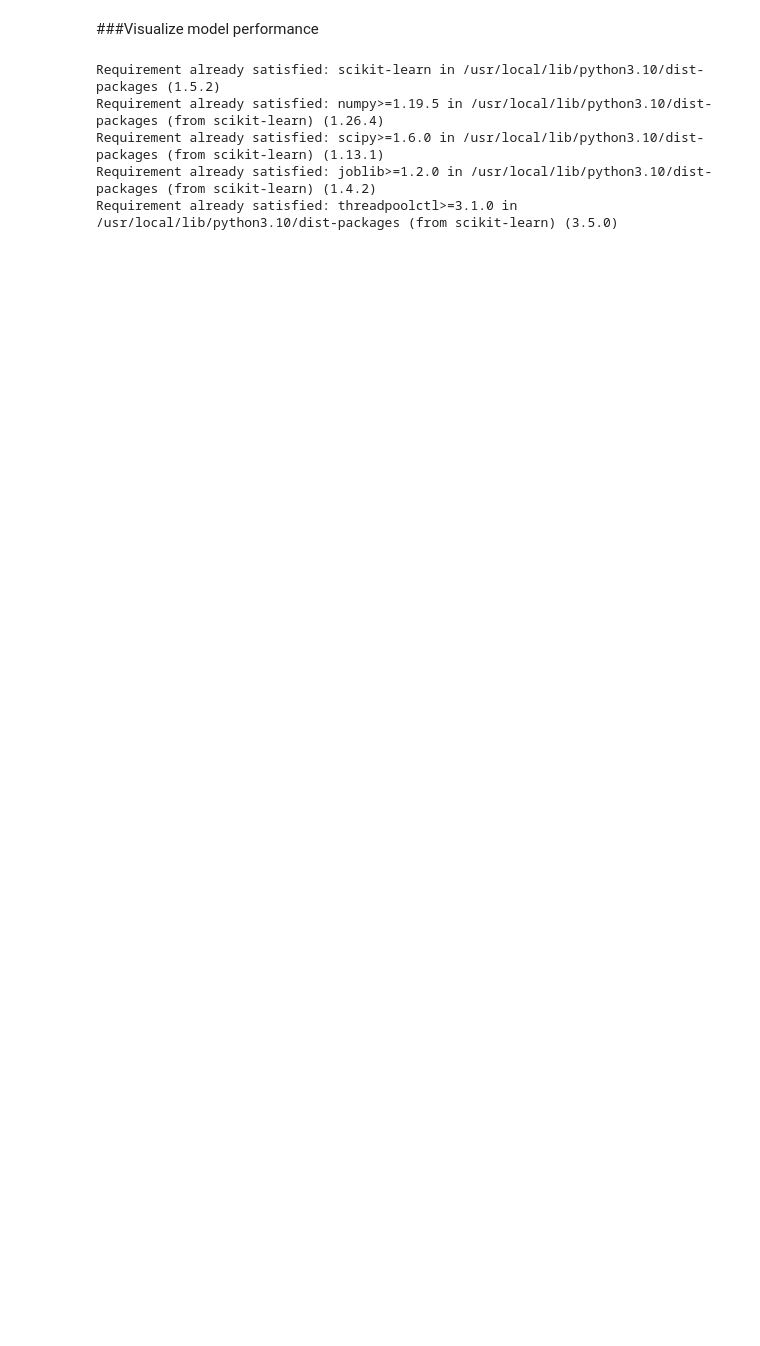
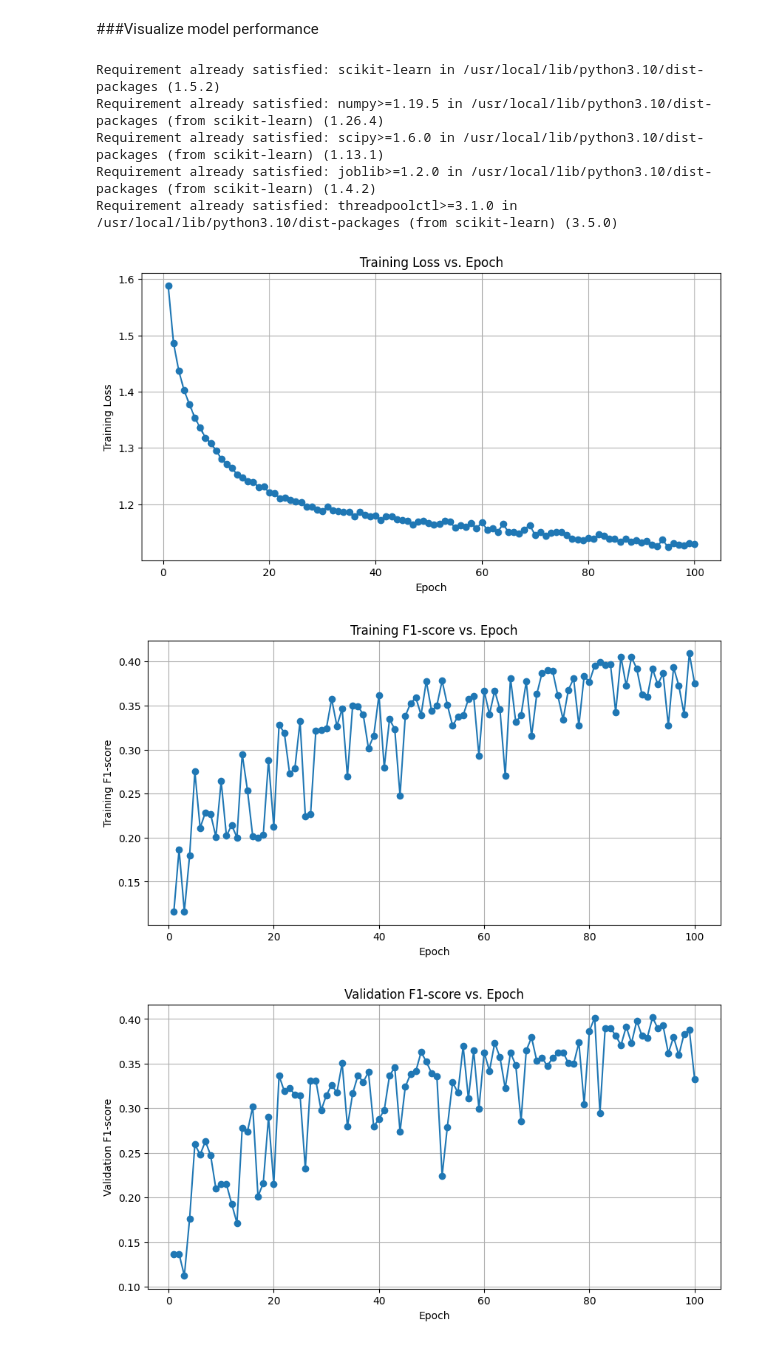
Before and after one commit to guillaumetougas/sbl_hyperspectral_ai, a Jupyter notebook: 02_scripts/sbl_hyperspec_1D_CNN.ipynb, the cells around one changed output. Cells and saved outputs as stored; diff of their text form; code cells hidden in the pictures; blank space fills up the shorter version.

Commit message:
Adding graphs and focal loss function for class imbalance

```diff
--- a/02_scripts/sbl_hyperspec_1D_CNN.ipynb
+++ b/02_scripts/sbl_hyperspec_1D_CNN.ipynb
@@ -173,9 +208,18 @@ num_classes = len(torch.unique(y_train))  # Number of unique labels
 X_train = X_train.T
 X_val = X_val.T
 
+# Reshape X_train before the loop
+X_train_reshaped = X_train.T[:, :, None]  # add extra dimension to have a 3D tensor
+
+# Create train_dataset and train_loader outside the loop
+train_dataset = torch.utils.data.TensorDataset(X_train_reshaped, y_train)
+batch_size = 32
+train_loader = torch.utils.data.DataLoader(train_dataset, batch_size=batch_size, shuffle=True)
+
+
 # Initialize the model, loss function, and optimizer
 model = HyperspectralCNN(input_channels, num_classes)
-criterion = nn.CrossEntropyLoss()
+criterion = FocalLoss(gamma=2)
 optimizer = optim.Adam(model.parameters(), lr=0.001)
 # %% [markdown]
 ###Train the model
@@ -276,6 +346,37 @@ Requirement already satisfied: numpy>=1.19.5 in /usr/local/lib/python3.10/dist-p
 Requirement already satisfied: scipy>=1.6.0 in /usr/local/lib/python3.10/dist-packages (from scikit-learn) (1.13.1)
 Requirement already satisfied: joblib>=1.2.0 in /usr/local/lib/python3.10/dist-packages (from scikit-learn) (1.4.2)
 Requirement already satisfied: threadpoolctl>=3.1.0 in /usr/local/lib/python3.10/dist-packages (from scikit-learn) (3.5.0)
+# %%
+# Plotting Loss vs. Epoch
+plt.figure(figsize=(10, 5))
+plt.plot(range(1, num_epochs + 1), epoch_losses, marker='o') # x-axis: epoch number (1 to num_epochs), y-axis: epoch_losses
+plt.xlabel('Epoch')
+plt.ylabel('Training Loss')
+plt.title('Training Loss vs. Epoch')
+plt.grid(True)
+plt.show()
+
+# Plotting Training F1-score vs. Epoch
+plt.figure(figsize=(10, 5))
+plt.plot(range(1, num_epochs + 1), train_f1_scores, marker='o')
+plt.xlabel('Epoch')
+plt.ylabel('Training F1-score')
+plt.title('Training F1-score vs. Epoch')
+plt.grid(True)
+plt.show()
+
+# Plotting Validation F1-score vs. Epoch
+plt.figure(figsize=(10, 5))
+plt.plot(range(1, num_epochs + 1), val_f1_scores, marker='o')
+plt.xlabel('Epoch')
+plt.ylabel('Validation F1-score')
+plt.title('Validation F1-score vs. Epoch')
+plt.grid(True)
+plt.show()
+# %% [output]
+[figure, added]
+[figure, added]
+[figure, added]
 # %%
 # Get predictions for the entire validation set
 with torch.no_grad():
```
Also changed, not shown: parts of 11 cells of this notebook.
